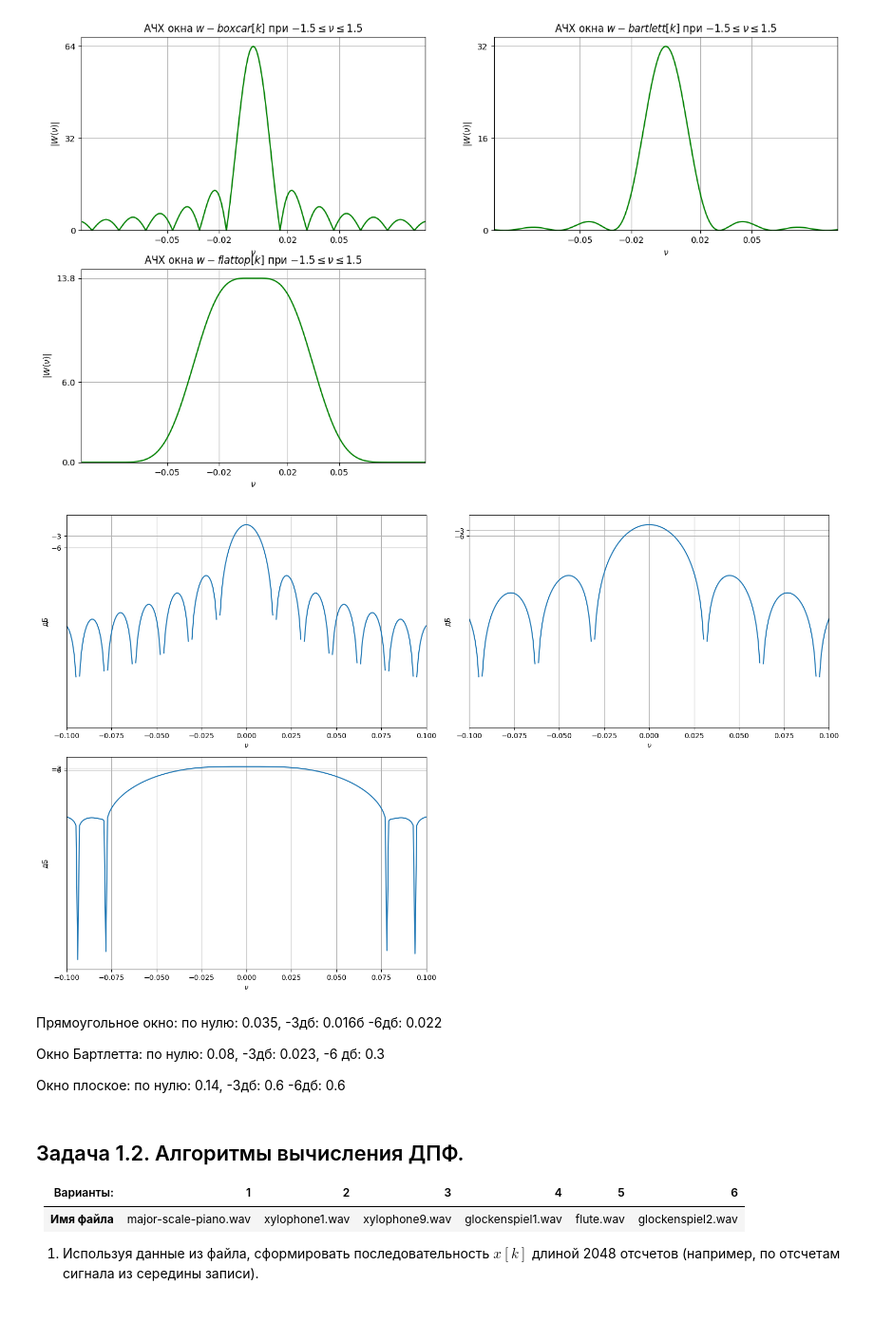
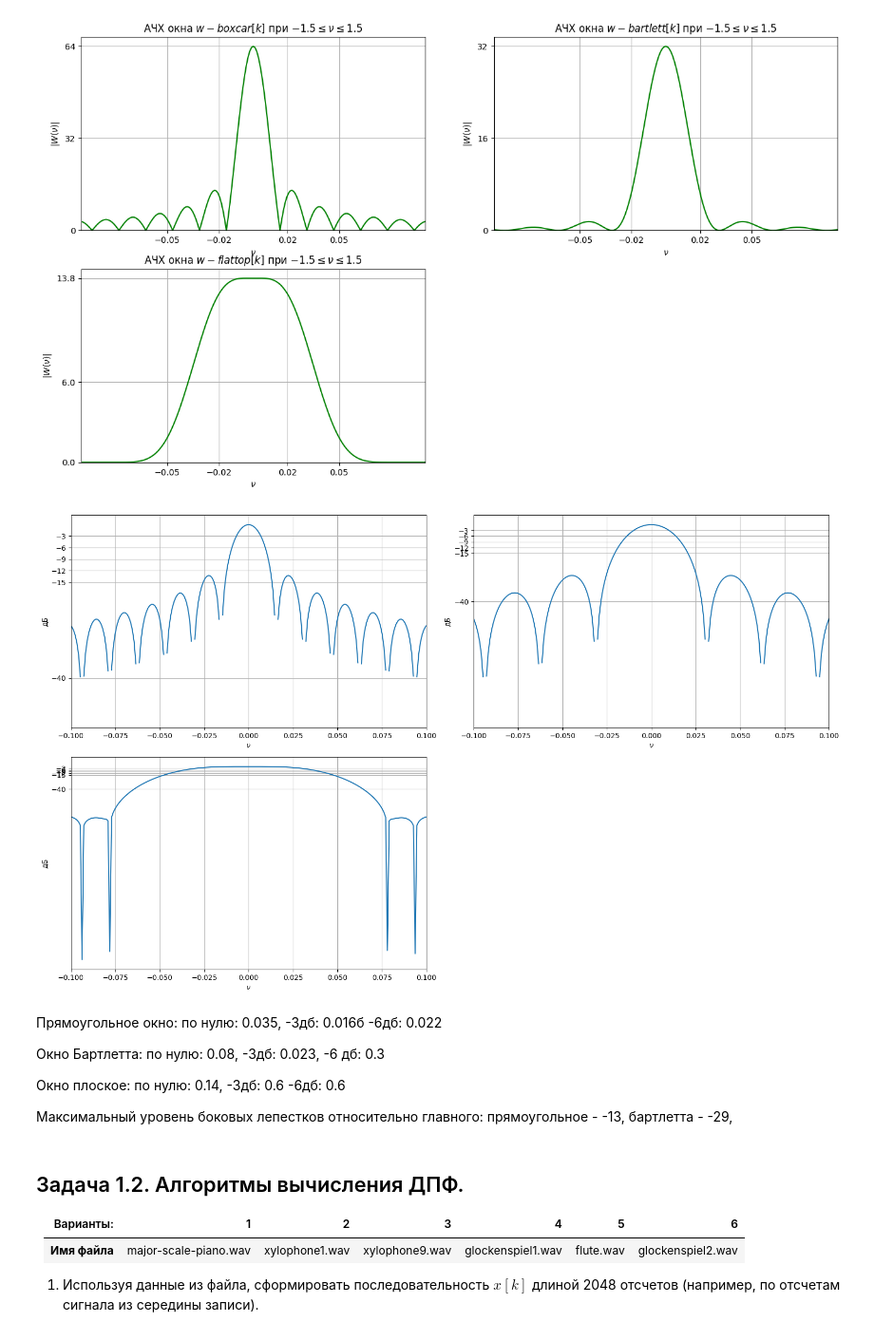
Before and after one commit to sin-diesel/digital-signals-laboratory, a Jupyter notebook: 2nd-semester/digital-spectral-analysis/dsp_lab5.ipynb, the cells around one changed output. Shown at 95% size. Saved outputs shown, nothing was run; the diff lists cells and outputs as text; code cells hidden in the pictures.

```diff
--- a/2nd-semester/digital-spectral-analysis/dsp_lab5.ipynb
+++ b/2nd-semester/digital-spectral-analysis/dsp_lab5.ipynb
@@ -101,25 +101,27 @@ for index, window_name in enumerate(windows):
 # %%
 figure = plt.figure(figsize=[16, 14])
 M = 1024
 for index, window_name in enumerate(windows):
     window = signal.get_window(window_name, N)
     plt.subplot(3, 2, index + 1)
     f1, W1 = DTFT_abs(window, M)
     plt.plot(f1, 20*np.log10(abs(W1)/max(abs(W1))))
     plt.xlabel('$\\nu$')
     plt.ylabel('дБ')
     plt.xlim([-0.1, 0.1])
-    plt.yticks([-3, -6])
+    plt.yticks([-3, -6, -9, -12, -15, -40])
     plt.grid()
     plt.tight_layout()
 # %% [output]
-[figure, old version]
+[figure, new version]
 # %% [markdown]
 Прямоугольное окно: по нулю: 0.035, -3дб: 0.016б -6дб: 0.022
 
 Окно Бартлетта: по нулю: 0.08, -3дб: 0.023, -6 дб: 0.3
 
 Окно плоское: по нулю: 0.14, -3дб: 0.6 -6дб: 0.6
+
+Максимальный уровень боковых лепестков относительно главного: прямоугольное - -13, бартлетта - -29,
 # %% [markdown]
 ## Задача 1.2. Алгоритмы вычисления ДПФ.
 | Варианты: |       1      |     2     |         3        |      4     |        5        |        6       |
```
Also changed, not shown: parts of 5 cells of this notebook, 31 other files.
